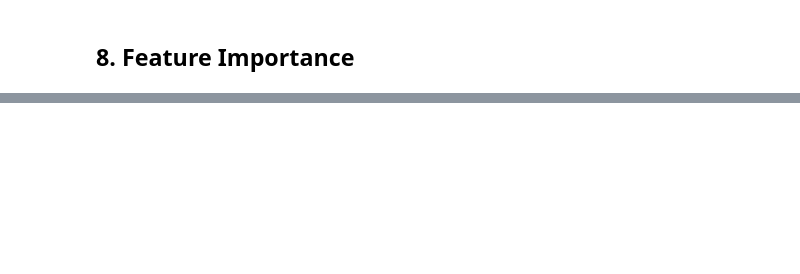
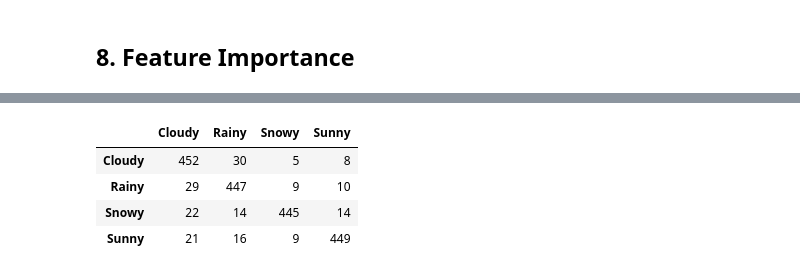
Before and after one commit to shojsam/ensf444-weather-prediction, a Jupyter notebook: random_forest_weather_pipeline.ipynb, the cells around one changed output, grey strips where cells are left out. Cells and saved outputs as stored; diff of their text form; code cells hidden in the pictures; blank space fills up the shorter version.

```diff
--- a/random_forest_weather_pipeline.ipynb
+++ b/random_forest_weather_pipeline.ipynb
@@ -351,0 +311,7 @@ pd.concat([final_results[["Predicted Weather Type"]], probability_df], axis=1)
+# %%
+y_test_pred = rf_pipeline.predict(X_test)
+
+test_accuracy = accuracy_score(y_test, y_test_pred)
+print(f"Final Test Accuracy: {test_accuracy:.4f}")
+print("\nFinal Test Classification Report:")
+print(classification_report(y_test, y_test_pred, target_names=target_encoder.classes_))
@@ -351,0 +332,10 @@ pd.concat([final_results[["Predicted Weather Type"]], probability_df], axis=1)
+# %%
+test_cm = confusion_matrix(y_test, y_test_pred, labels=range(len(target_encoder.classes_)))
+test_cm_df = pd.DataFrame(test_cm, index=target_encoder.classes_, columns=target_encoder.classes_)
+test_cm_df
+# %% [output]
+|  | Cloudy | Rainy | Snowy | Sunny |
+| Cloudy | 452 | 30 | 5 | 8 |
+| Rainy | 29 | 447 | 9 | 10 |
+| Snowy | 22 | 14 | 445 | 14 |
+| Sunny | 21 | 16 | 9 | 449 |
```
Also changed, not shown: parts of 12 cells of this notebook.
